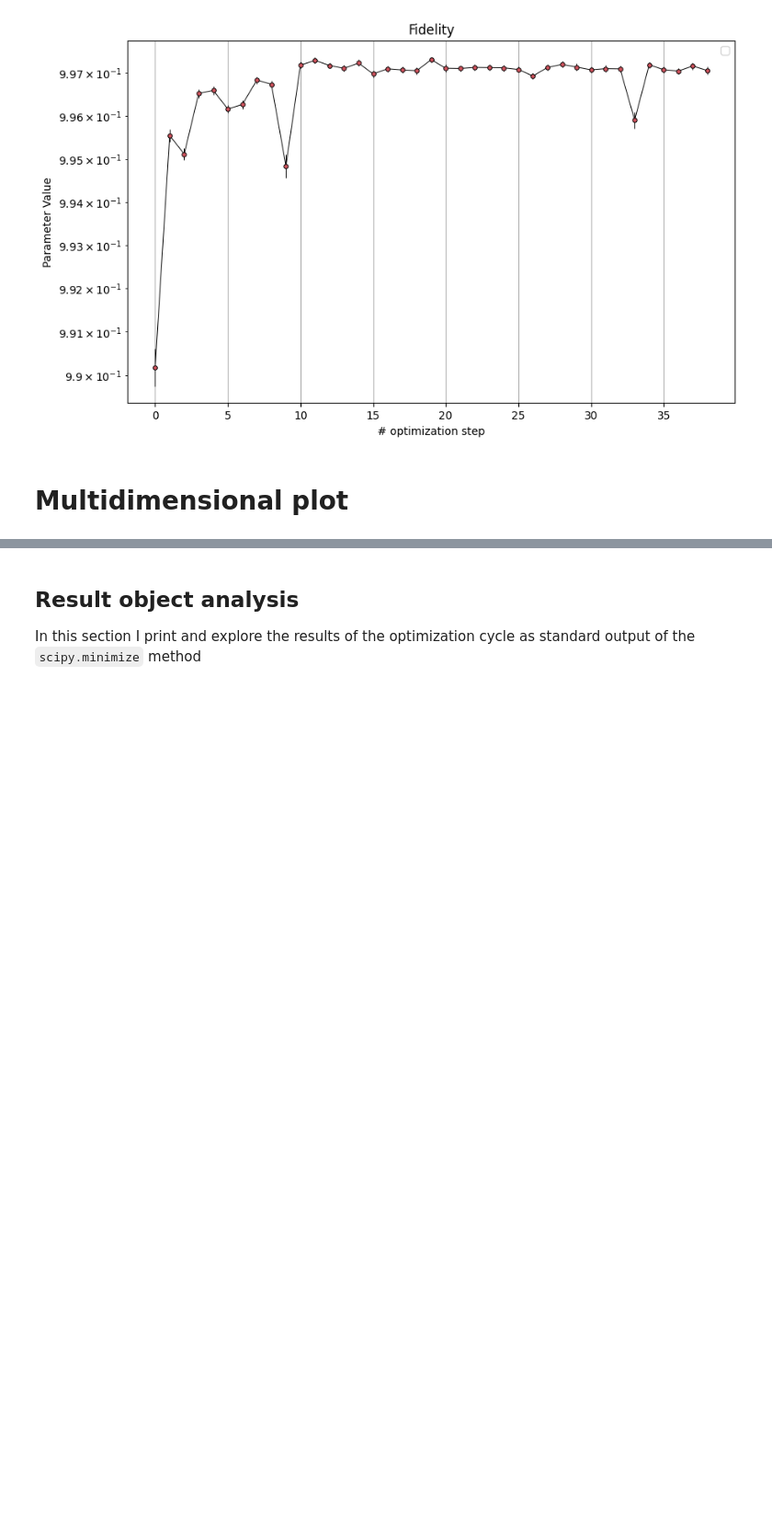
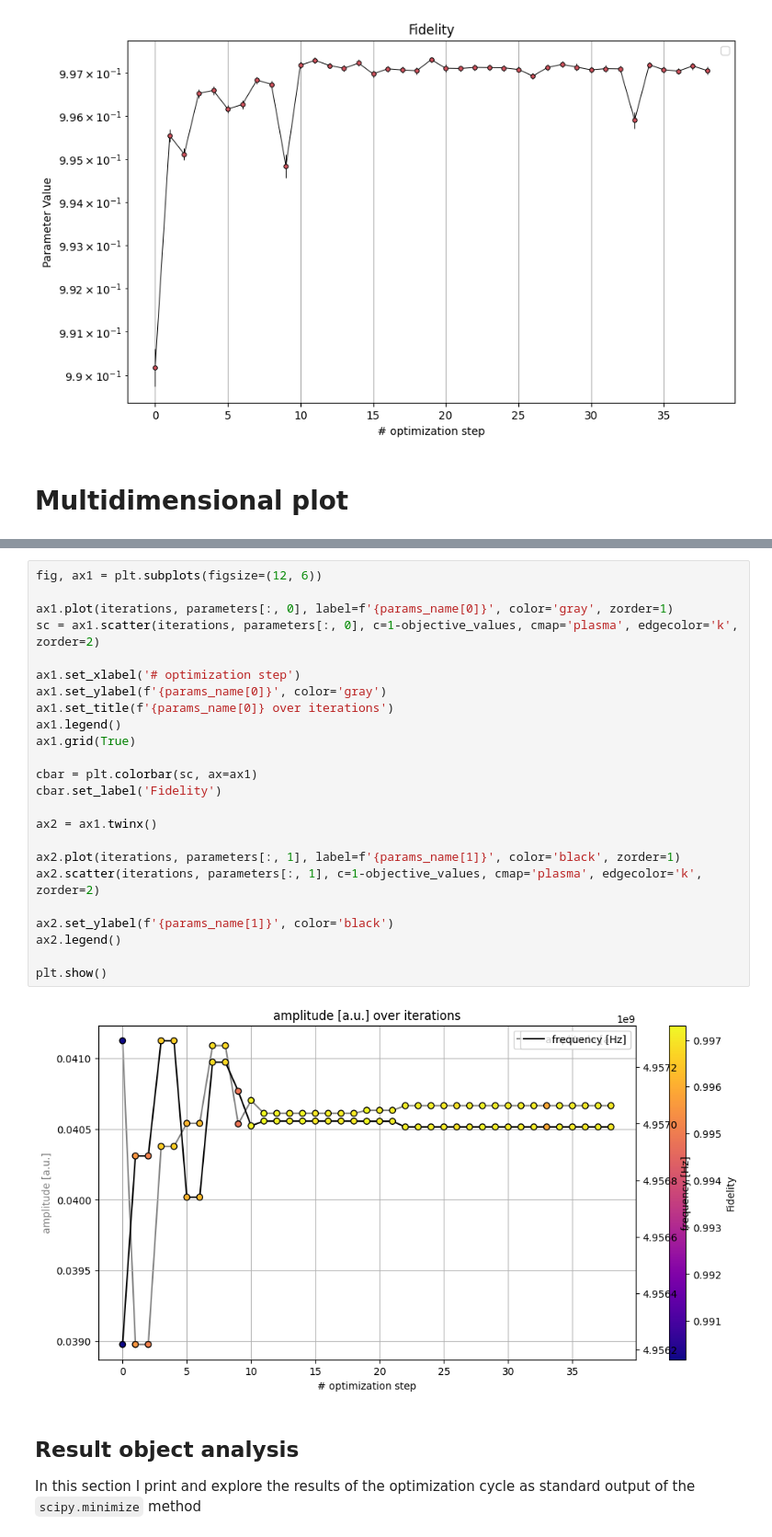
Before and after one commit to ElStabilini/optimization, a Jupyter notebook: opt_analysis/D1_nelder-mead_post_ft_true/visualization.ipynb, the cells around one changed output, grey strips where cells are left out. Shown at 92% size. Cells and saved outputs as stored; diff of their text form; blank space fills up the shorter version.

```diff
--- a/opt_analysis/D1_nelder-mead_post_ft_true/visualization.ipynb
+++ b/opt_analysis/D1_nelder-mead_post_ft_true/visualization.ipynb
@@ -163,3 +164,29 @@ for i in range(parameters.shape[1]):
+# %%
+fig, ax1 = plt.subplots(figsize=(12, 6))
+
+ax1.plot(iterations, parameters[:, 0], label=f'{params_name[0]}', color='gray', zorder=1)
+sc = ax1.scatter(iterations, parameters[:, 0], c=1-objective_values, cmap='plasma', edgecolor='k', zorder=2)
+
+ax1.set_xlabel('# optimization step')
+ax1.set_ylabel(f'{params_name[0]}', color='gray')
+ax1.set_title(f'{params_name[0]} over iterations')
+ax1.legend()
+ax1.grid(True)
+
+cbar = plt.colorbar(sc, ax=ax1)
+cbar.set_label('Fidelity')
+
+ax2 = ax1.twinx()
+
+ax2.plot(iterations, parameters[:, 1], label=f'{params_name[1]}', color='black', zorder=1)
+ax2.scatter(iterations, parameters[:, 1], c=1-objective_values, cmap='plasma', edgecolor='k', zorder=2)
+
+ax2.set_ylabel(f'{params_name[1]}', color='black')
+ax2.legend()
+
+plt.show()
+# %% [output]
+[figure, added]
 # %% [markdown]
 ## Result object analysis
 
```
Also changed, not shown: parts of 6 cells of this notebook.
